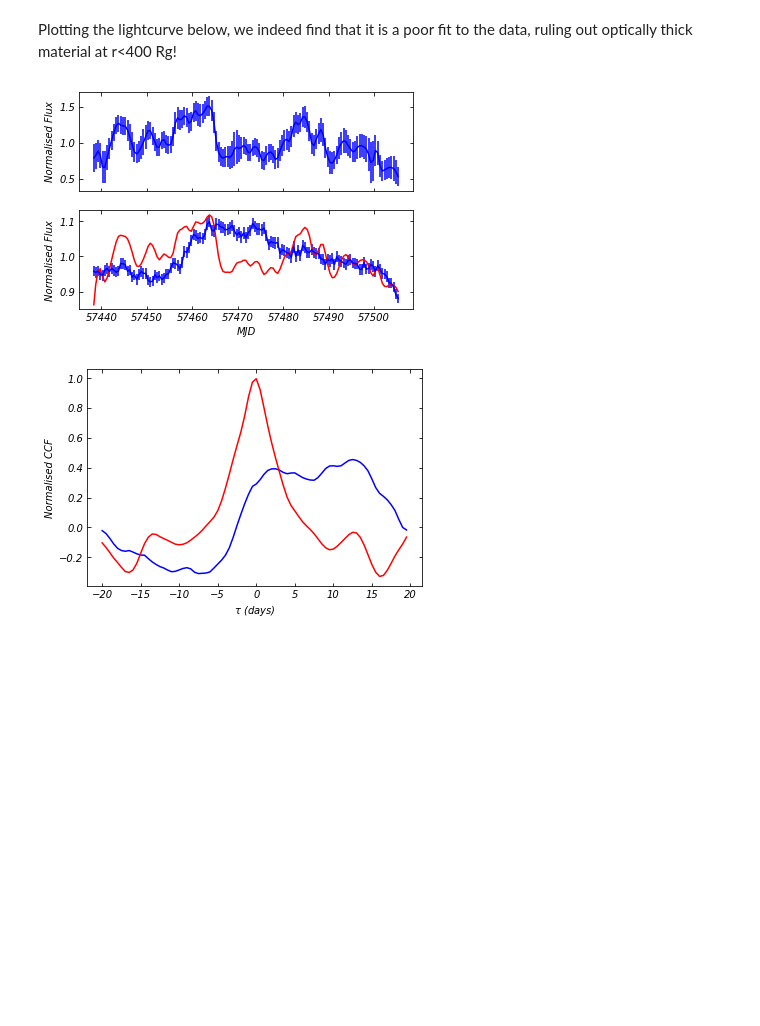
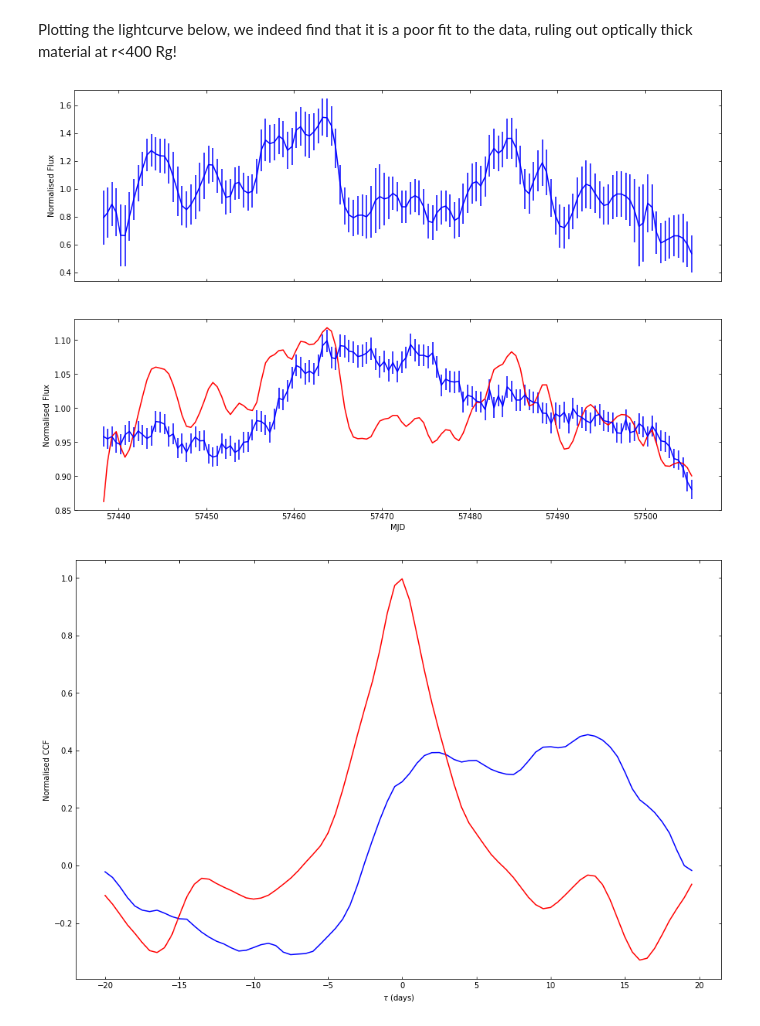
Before and after one commit to RaadMahmoud/AGN_lightcurve_modelling, a Jupyter notebook: lightcurve_extraction_and_modelling_NGC4151_GitHub.ipynb, the cells around one changed output. Saved outputs shown, nothing was run; the diff lists cells and outputs as text; code cells hidden in the pictures; blank space fills up the shorter version.

```diff
--- a/lightcurve_extraction_and_modelling_NGC4151_GitHub.ipynb
+++ b/lightcurve_extraction_and_modelling_NGC4151_GitHub.ipynb
@@ -566,7 +553,7 @@ discnorm = discnorms()
 # %% [markdown]
 Now we will plot all of our disc annuli to see how they contribute to the UVW1 band.
 # %%
-f, ax2 = plt.subplots()
+f, ax2 = plt.subplots(figsize=  (15,10))
 
 m = xspec.Model("bbody")
 m.setPars("0.2,-1,1e-8,1e-8,0.2,0.2", "100.")
@@ -634,7 +621,7 @@ compnorm = compnorms()
 
 
 
-f, ax3 = plt.subplots()
+f, ax3 = plt.subplots(figsize=  (15,10))
 
 m = xspec.Model("nthcomp")
 m.setPars(Gamma_warm,"{},,0.,0.,100.,100.,".format(kT_warm),"0.00056,,0.,0.,100.,100.",0.,redshift,"1.")
@@ -780,26 +767,26 @@ Plotting the lightcurve below, we indeed find that it is a poor fit to the data,
 # %%
 UV_lc = UVW1curve()
 
-f, (ax1, ax2) = plt.subplots(2, sharex=True)
+f, (ax1, ax2) = plt.subplots(2, sharex=True, figsize=  (15,10))
 ax1.errorbar(comparison_times_rebn, flux_BAT_rebn/np.average(flux_BAT_rebn), flux_err_BAT_rebn/np.average(flux_BAT_rebn), label = 'BAT', c= 'blue')
 ax2.plot(comparison_times_rebn, UV_lc/np.average(UV_lc), label = 'UVW1 predicted', c = 'r')
 ax2.errorbar(comparison_times_rebn, flux_UVW1_rebn/np.average(flux_UVW1_rebn), flux_err_UVW1_rebn/np.average(flux_UVW1_rebn), label = 'UVW1 data', c= 'blue')
 ax2.set_xlabel('MJD')
 ax2.set_ylabel('Normalised Flux')
 ax1.set_ylabel('Normalised Flux')
 ax1.tick_params(axis = 'both', bottom='on', top='on', left='on', right='on', direction= 'in')
 ax2.tick_params(axis = 'both', bottom='on', top='on', left='on', right='on', direction= 'in')
 
-f, ax = plt.subplots()
+f, ax = plt.subplots(figsize=  (15,10))
 CCF_dat = CCF_corrected(flux_UVW1_rebn, flux_BAT_rebn, dt_rebn, flux_err_UVW1_rebn, flux_err_BAT_rebn)
 CCF_mod = CCF_corrected(UV_lc, flux_BAT_rebn, dt_rebn,  flux_err_UVW1_rebn/np.average(flux_UVW1_rebn) * np.average(UV_lc), h_err = flux_err_BAT_rebn, mode=  'nocorr')
 ax.tick_params(axis = 'both', bottom='on', top='on', left='on', right='on', direction= 'in')
 ax.plot(taus, CCF_dat, c = 'b')
 ax.plot(taus, CCF_mod, c = 'r')
 ax.set_title('')
 ax.set_xlabel(r'$\tau$ (days)')
 ax.set_ylabel('Normalised CCF')
 plt.show()
 # %% [output]
-[figure, old version]
+[figure, new version]
-[figure, old version]
+[figure, new version]
```
Also changed, not shown: parts of 5 cells of this notebook.
